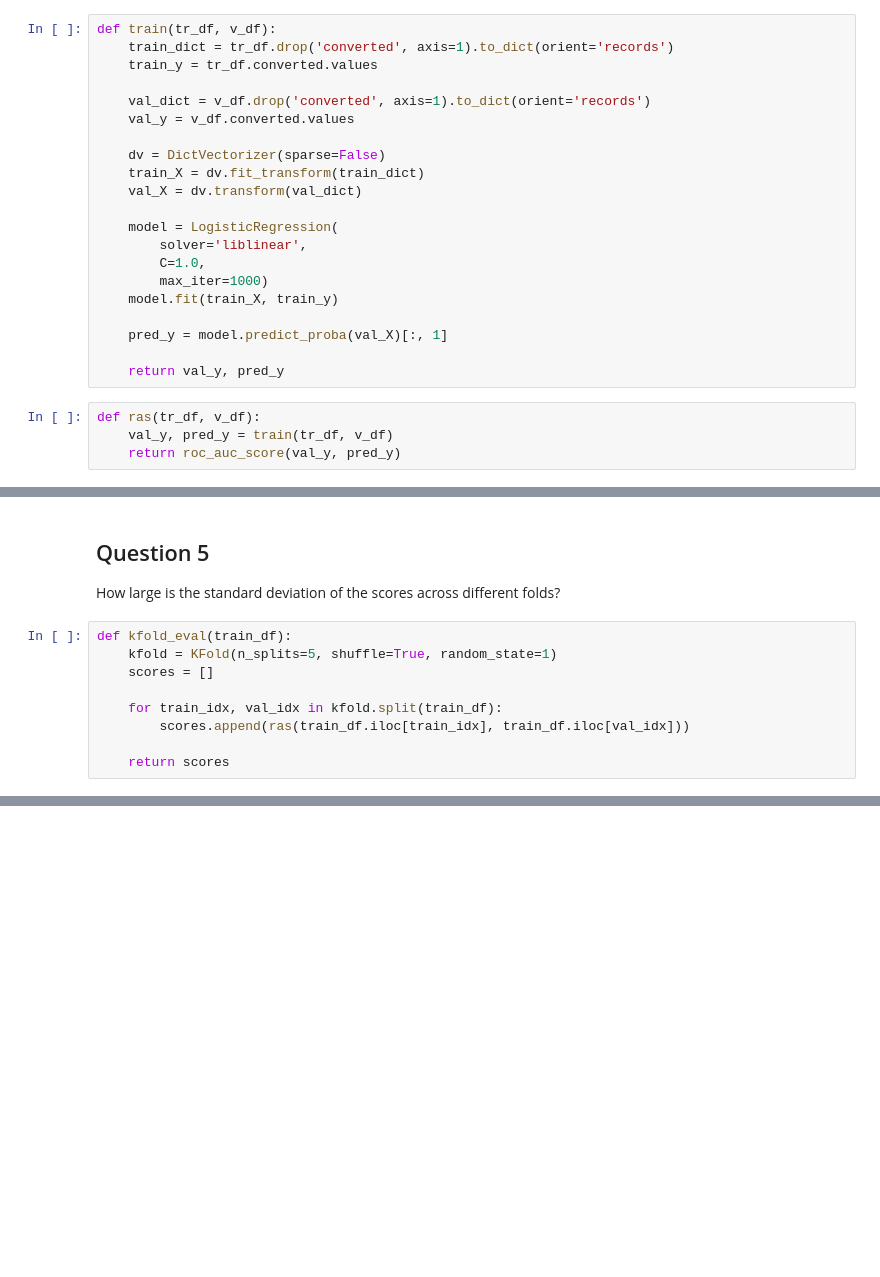
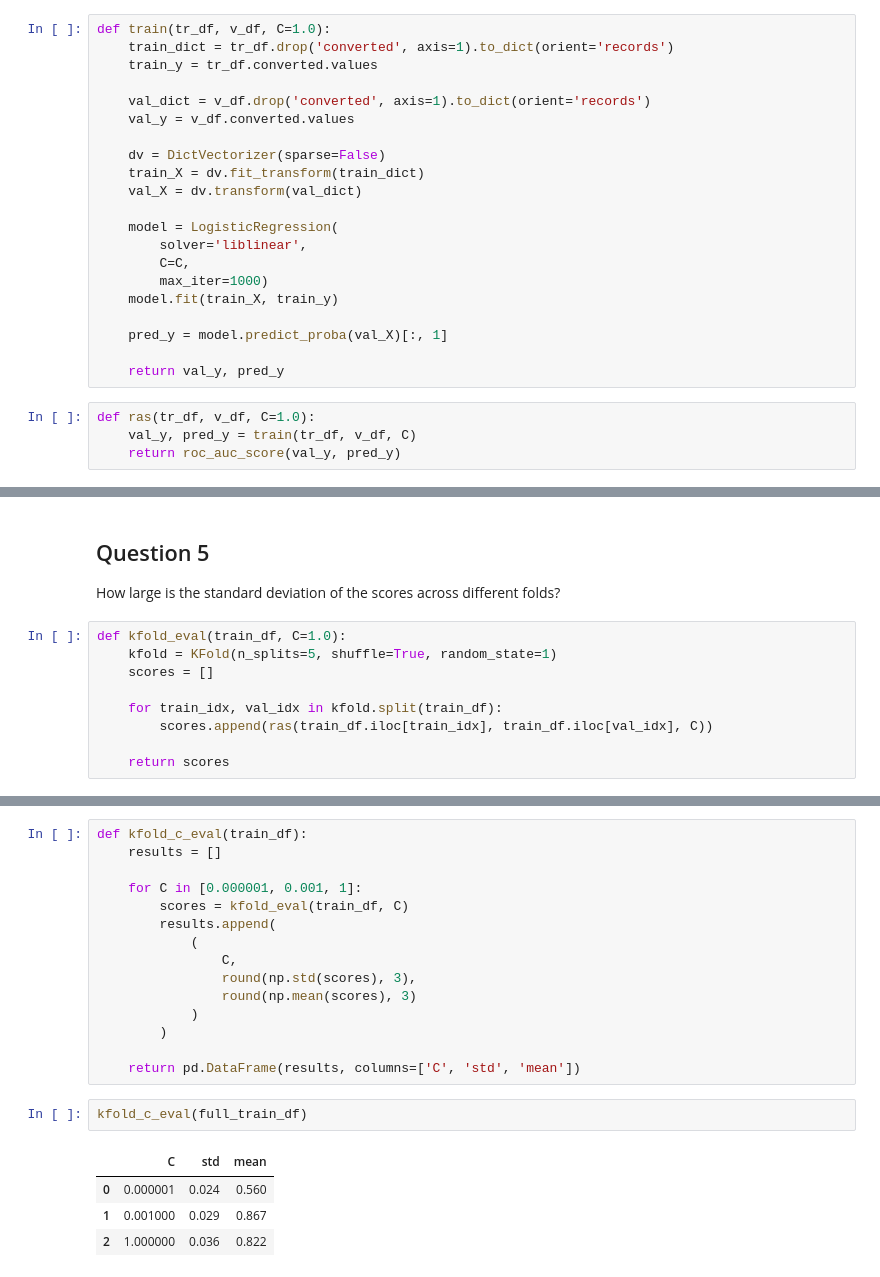
Before and after one commit to holdenparker/ml-zoomcamp-2025, a Jupyter notebook: homework/04/evaluation.ipynb, the cells around one changed output, grey strips where cells are left out. Cells and saved outputs as stored; diff of their text form; blank space fills up the shorter version.

Commit message:
feat: HW04 - Evaluating best C over multiple KFolds.

```diff
--- a/homework/04/evaluation.ipynb
+++ b/homework/04/evaluation.ipynb
@@ -97,7 +98,7 @@ pd.DataFrame(feature_importance, columns=['feature', 'roc_auc_score']).sort_valu
 ## Question 2
 What is the AUC of the model on the validation dataset?
 # %%
-def train(tr_df, v_df):
+def train(tr_df, v_df, C=1.0):
     train_dict = tr_df.drop('converted', axis=1).to_dict(orient='records')
     train_y = tr_df.converted.values
 
@@ -110,7 +111,7 @@ def train(tr_df, v_df):
 
     model = LogisticRegression(
         solver='liblinear',
-        C=1.0,
+        C=C,
         max_iter=1000)
     model.fit(train_X, train_y)
 
@@ -118,8 +119,8 @@ def train(tr_df, v_df):
 
     return val_y, pred_y
 # %%
-def ras(tr_df, v_df):
-    val_y, pred_y = train(tr_df, v_df)
+def ras(tr_df, v_df, C=1.0):
+    val_y, pred_y = train(tr_df, v_df, C)
     return roc_auc_score(val_y, pred_y)
 # %%
 round(ras(train_df, val_df), 3)
@@ -204,12 +205,12 @@ Name: 57, dtype: float64
 ## Question 5
 How large is the standard deviation of the scores across different folds?
 # %%
-def kfold_eval(train_df):
+def kfold_eval(train_df, C=1.0):
     kfold = KFold(n_splits=5, shuffle=True, random_state=1)
     scores = []
 
     for train_idx, val_idx in kfold.split(train_df):
-        scores.append(ras(train_df.iloc[train_idx], train_df.iloc[val_idx]))
+        scores.append(ras(train_df.iloc[train_idx], train_df.iloc[val_idx], C))
 
     return scores
 # %%
@@ -218,0 +223,22 @@ np.float64(0.03580711942905165)
+# %%
+def kfold_c_eval(train_df):
+    results = []
+
+    for C in [0.000001, 0.001, 1]:
+        scores = kfold_eval(train_df, C)
+        results.append(
+            (
+                C,
+                round(np.std(scores), 3),
+                round(np.mean(scores), 3)
+            )
+        )
+
+    return pd.DataFrame(results, columns=['C', 'std', 'mean'])
+# %%
+kfold_c_eval(full_train_df)
+# %% [output]
+|  | C | std | mean |
+| 0 | 0.000001 | 0.024 | 0.560 |
+| 1 | 0.001000 | 0.029 | 0.867 |
+| 2 | 1.000000 | 0.036 | 0.822 |
```
Also changed, not shown: parts of 3 cells of this notebook.
